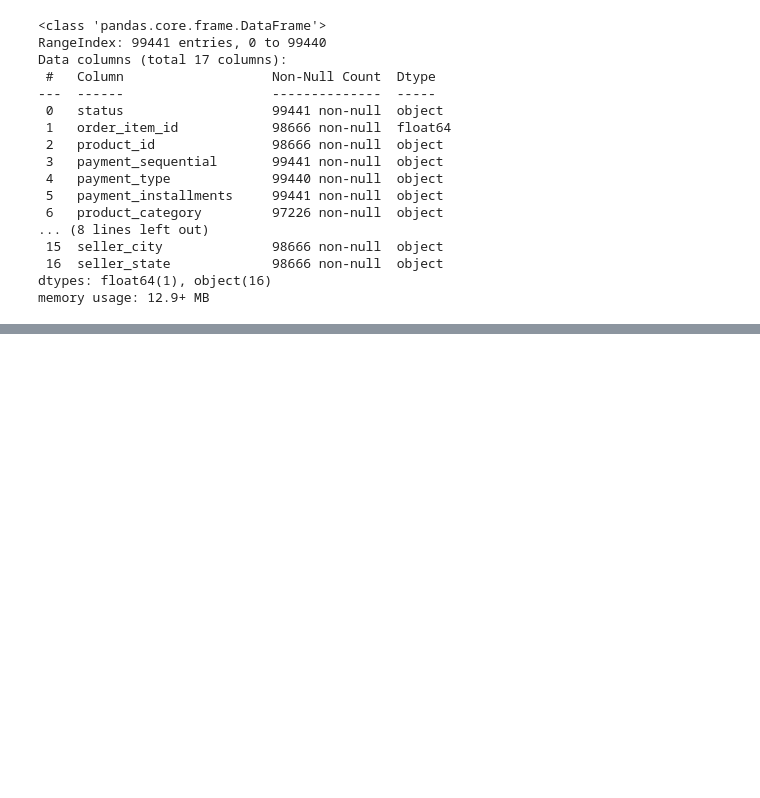
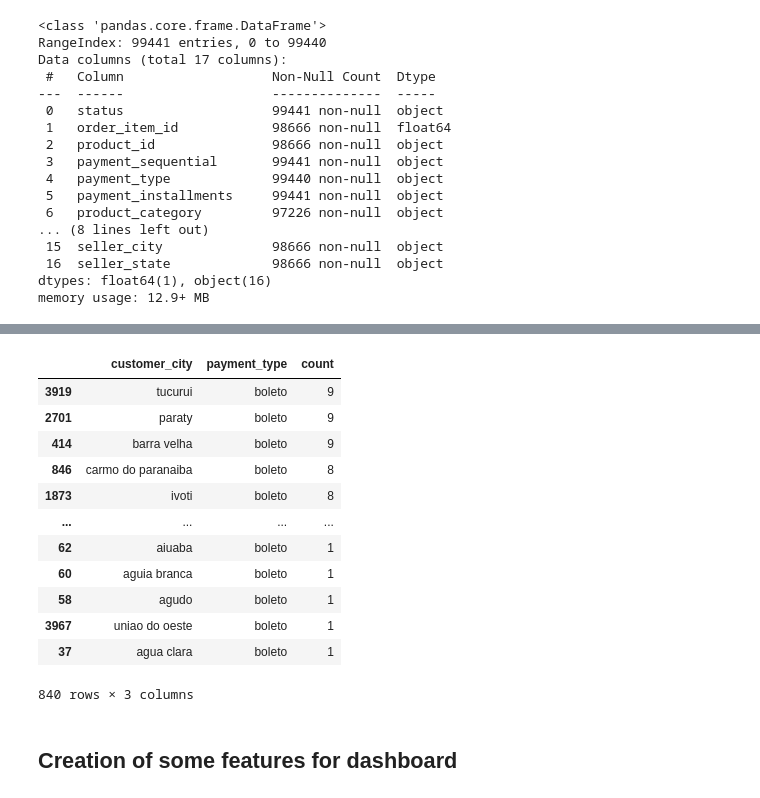
Before and after one commit to IamRaNo/Elevvo_Internship, a Jupyter notebook: Task-9/sales_data_analysis.ipynb, the cells around one changed output, grey strips where cells are left out. Cells and saved outputs as stored; diff of their text form; code cells hidden in the pictures; blank space fills up the shorter version.

```diff
--- a/Task-9/sales_data_analysis.ipynb
+++ b/Task-9/sales_data_analysis.ipynb
@@ -1666,0 +1727,18 @@ memory usage: 12.9+ MB
+# %%
+customer_cities_with_payment_types[customer_cities_with_payment_types['payment_type'] != 'credit_card'].sort_values(by='count',ascending=False)
+# %% [output]
+|  | customer_city | payment_type | count |
+| 3919 | tucurui | boleto | 9 |
+| 2701 | paraty | boleto | 9 |
+| 414 | barra velha | boleto | 9 |
+| 846 | carmo do paranaiba | boleto | 8 |
+| 1873 | ivoti | boleto | 8 |
+| ... | ... | ... | ... |
+| 62 | aiuaba | boleto | 1 |
+| 60 | aguia branca | boleto | 1 |
+| 58 | agudo | boleto | 1 |
+| 3967 | uniao do oeste | boleto | 1 |
+| 37 | agua clara | boleto | 1 |
+840 rows × 3 columns
+# %% [markdown]
+## Creation of some features for dashboard
```
Also changed, not shown: parts of 27 cells of this notebook, 3 other files.
